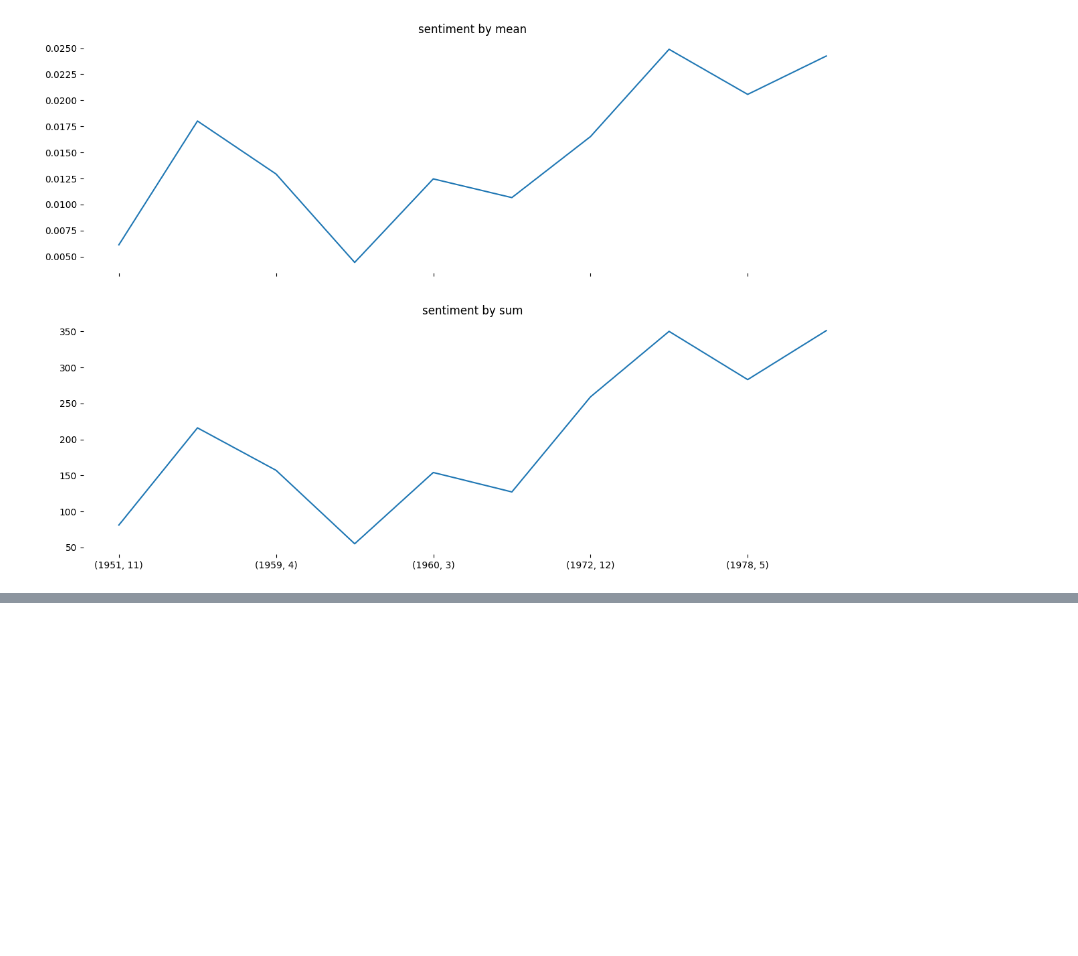
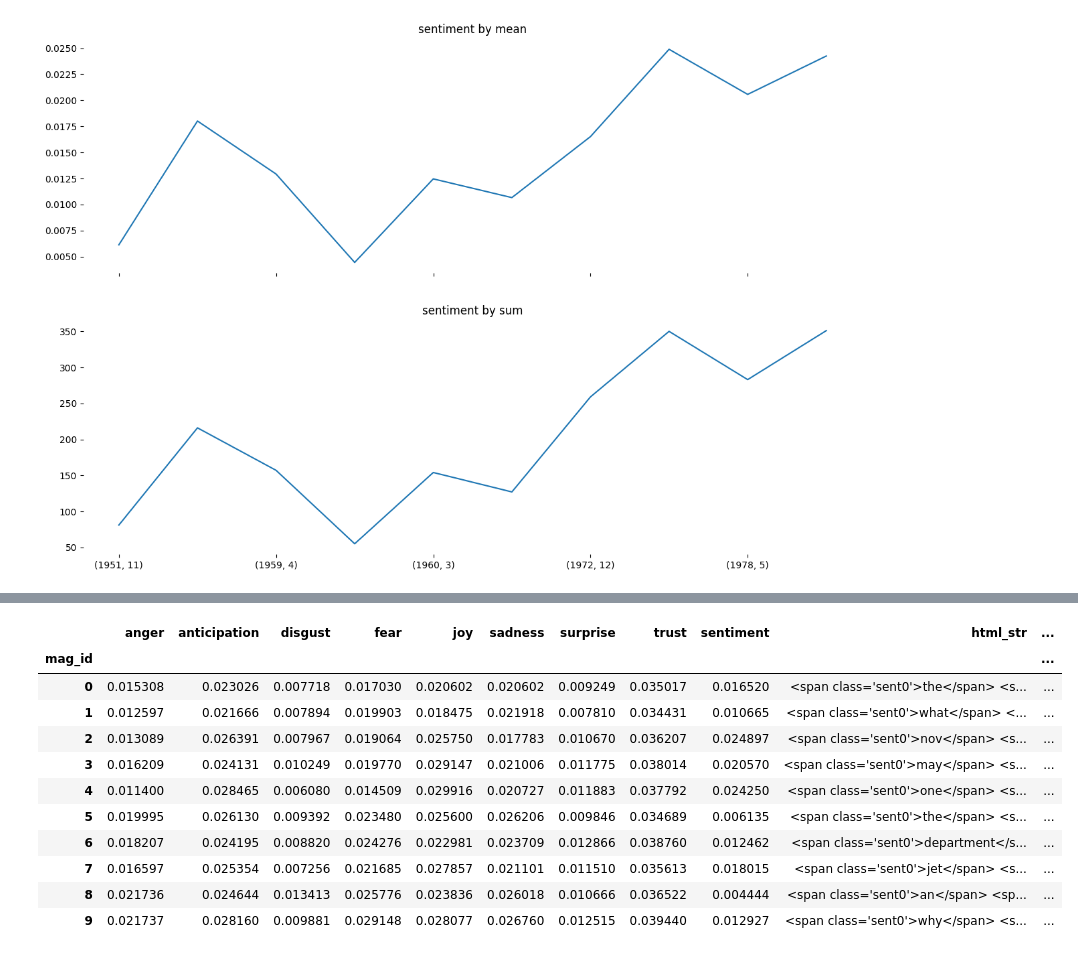
Before and after one commit to aniyahlater/ds5001_final_project, a Jupyter notebook: sentiment_analysis.ipynb, the cells around one changed output, grey strips where cells are left out. Drawn from its saved outputs; the diff is of its cells as text; code cells hidden in the pictures; blank space fills up the shorter version.

```diff
--- a/sentiment_analysis.ipynb
+++ b/sentiment_analysis.ipynb
@@ -311,0 +342,7 @@ plt.show()
+# %%
+def tag_term_str(x):
+    if pd.isna(x.sentiment):
+        html_str = x.term_str
+    else:
+        html_str = f"<span class='sent{int(np.sign(x.sentiment))}'>{x.term_str}</span>"
+    return html_str
@@ -311,0 +354,15 @@ plt.show()
+# %%
+MAG_SA
+# %% [output]
+|  | anger | anticipation | disgust | fear | joy | sadness | surprise | trust | sentiment | html_str | ... |
+| mag_id |  |  |  |  |  |  |  |  |  |  | ... |
+| 0 | 0.015308 | 0.023026 | 0.007718 | 0.017030 | 0.020602 | 0.020602 | 0.009249 | 0.035017 | 0.016520 | <span class='sent0'>the</span> <s... | ... |
+| 1 | 0.012597 | 0.021666 | 0.007894 | 0.019903 | 0.018475 | 0.021918 | 0.007810 | 0.034431 | 0.010665 | <span class='sent0'>what</span> <... | ... |
+| 2 | 0.013089 | 0.026391 | 0.007967 | 0.019064 | 0.025750 | 0.017783 | 0.010670 | 0.036207 | 0.024897 | <span class='sent0'>nov</span> <s... | ... |
+| 3 | 0.016209 | 0.024131 | 0.010249 | 0.019770 | 0.029147 | 0.021006 | 0.011775 | 0.038014 | 0.020570 | <span class='sent0'>may</span> <s... | ... |
+| 4 | 0.011400 | 0.028465 | 0.006080 | 0.014509 | 0.029916 | 0.020727 | 0.011883 | 0.037792 | 0.024250 | <span class='sent0'>one</span> <s... | ... |
+| 5 | 0.019995 | 0.026130 | 0.009392 | 0.023480 | 0.025600 | 0.026206 | 0.009846 | 0.034689 | 0.006135 | <span class='sent0'>the</span> <s... | ... |
+| 6 | 0.018207 | 0.024195 | 0.008820 | 0.024276 | 0.022981 | 0.023709 | 0.012866 | 0.038760 | 0.012462 | <span class='sent0'>department</s... | ... |
+| 7 | 0.016597 | 0.025354 | 0.007256 | 0.021685 | 0.027857 | 0.021101 | 0.011510 | 0.035613 | 0.018015 | <span class='sent0'>jet</span> <s... | ... |
+| 8 | 0.021736 | 0.024644 | 0.013413 | 0.025776 | 0.023836 | 0.026018 | 0.010666 | 0.036522 | 0.004444 | <span class='sent0'>an</span> <sp... | ... |
+| 9 | 0.021737 | 0.028160 | 0.009881 | 0.029148 | 0.028077 | 0.026760 | 0.012515 | 0.039440 | 0.012927 | <span class='sent0'>why</span> <s... | ... |
```
Also changed, not shown: parts of 11 cells of this notebook, 5 other files.
